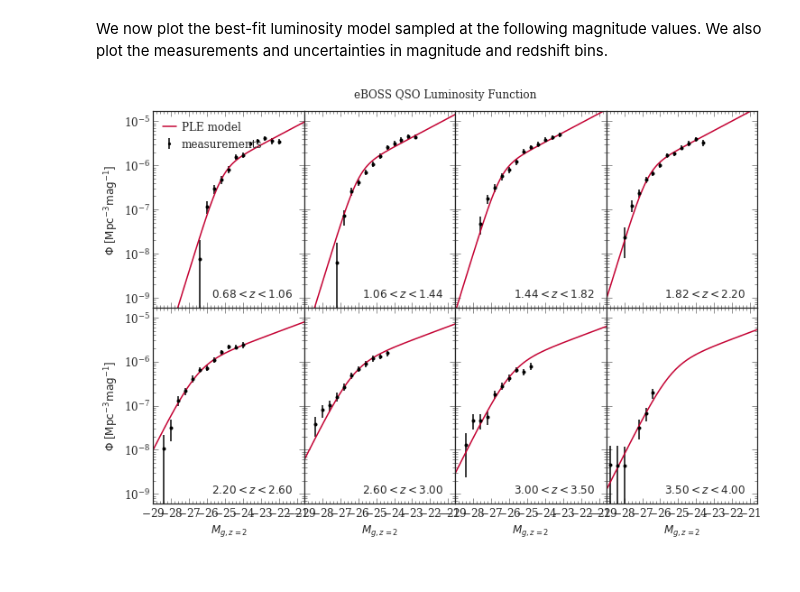
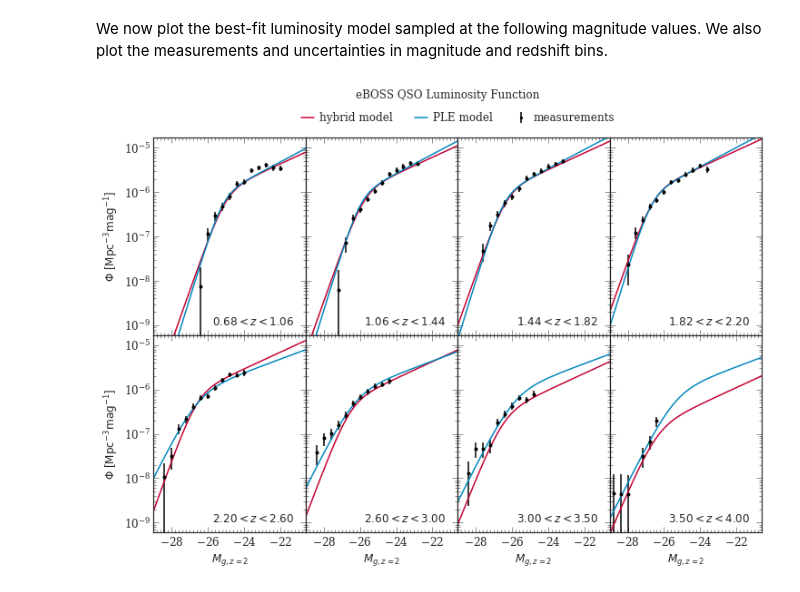
Before and after one commit to MikeSWang/HorizonGRound, a Jupyter notebook: notebooks/QSO_luminosity_function_model.ipynb, the cells around one changed output. Cells and saved outputs as stored; diff of their text form; code cells hidden in the pictures.

Commit message:
Added hybrid model and comparisons.

```diff
--- a/notebooks/QSO_luminosity_function_model.ipynb
+++ b/notebooks/QSO_luminosity_function_model.ipynb
@@ -70,3 +80,24 @@ ax.set_zlabel(r"$\Phi(m,z)$ [$\mathrm{Mpc}^{-3} \mathrm{mag}^{-1}$]", labelpad=1
 # %% [output]
 Text(0.5, 0, '$\\Phi(m,z)$ [$\\mathrm{Mpc}^{-3} \\mathrm{mag}^{-1}$]')
 [figure]
+# %%
+NUM_MESH = 100
+
+magnitudes = np.linspace(*MAGNITUDE_RANGE, num=NUM_MESH, endpoint=False)
+redshifts = np.linspace(*REDSHIFT_RANGE, num=NUM_MESH, endpoint=False)
+
+m_grid, z_grid = np.meshgrid(magnitudes, redshifts)
+Phi_grid = hybrid_LF(m_grid, z_grid)
+
+fig = plt.figure("Luminosity function surface", figsize=(10, 6))
+ax = plt.axes(projection='3d')
+
+ax.plot_surface(m_grid, z_grid, Phi_grid, cmap=sns.cubehelix_palette(as_cmap=True), edgecolor='none')
+
+ax.set_xlabel(r"$m$", labelpad=10)
+ax.set_ylabel(r"$z$", labelpad=10)
+
+ax.set_zscale('log')
+ax.set_zlim(*DENSITY_RANGE)
+ax.set_zticks([pow(10, -5), pow(10, -6)])
+ax.set_zlabel(r"$\Phi(m,z)$ [$\mathrm{Mpc}^{-3} \mathrm{mag}^{-1}$]", labelpad=10)
@@ -86,8 +120,7 @@ redshift_labels = luminosity_function_data.redshift_labels
 NUM_ROW, NUM_COL = 2, 4
 ROW_SPAN, COL_SPAN = 4, 3
 
-plt.figure(figsize=(12, 8))
-
+fig = plt.figure(figsize=(12, 8))
 for bin_idx, z in enumerate(redshift_bins):
     # Set up the canvas grid.
     row_idx, col_idx = bin_idx // NUM_COL, bin_idx % NUM_COL
@@ -102,37 +135,48 @@ for bin_idx, z in enumerate(redshift_bins):
             magnitude_bins, *luminosity_function_data[bin_idx],
             fmt='o', markersize=4., capsize=0., label='measurements'
         )
-        plt.plot(m, luminosity_function_model(m, z), label='PLE model')
-        plt.legend(loc='upper left', handlelength=1.2, handletextpad=0.5)
+        plt.plot(m, hybrid_LF(m, z), label='hybrid model')
+        plt.plot(m, PLE_LF(m, z), label='PLE model')
     else:
         plt.errorbar(
             magnitude_bins, *luminosity_function_data[bin_idx],
             fmt='o', markersize=4., capsize=0.
         )
-        plt.plot(m, luminosity_function_model(m, z))
+        plt.plot(m, hybrid_LF(m, z))
+        plt.plot(m, PLE_LF(m, z))
 
     # Set axis ticks and labels.
     plt.xscale('linear')
     plt.xlim(*MAGNITUDE_RANGE)
 
-    ax.xaxis.set_major_locator(mpl.ticker.MultipleLocator(1.))
+    ax.xaxis.set_major_locator(mpl.ticker.MultipleLocator(2.))
     ax.xaxis.set_minor_locator(mpl.ticker.MultipleLocator(0.2))
     if row_idx + 1 < NUM_ROW:
         plt.tick_params(axis='x', which='both', direction='in', labelbottom=False, labelsize=2)
     else:
         plt.xlabel(r"$M_{g,z=2}$")
 
     plt.yscale('log')
     plt.ylim(*DENSITY_RANGE)
 
     if col_idx > 0:
         plt.tick_params(axis='y', which='both', direction='in', labelleft=False, labelsize=2)
     else:
         plt.ylabel(r"$\Phi$ [$\mathrm{Mpc}^{-3} \mathrm{mag}^{-1}$]")
 
     plt.title(redshift_labels[bin_idx], loc='right', position=(0.925, 0.025))
 
-plt.suptitle("eBOSS QSO Luminosity Function", verticalalignment='bottom', y=0.9)
+lines, labels = [], []
+for ax in fig.axes:
+    ax_line, ax_label = ax.get_legend_handles_labels()
+    lines.extend(ax_line)
+    labels.extend(ax_label)
+
+plt.legend(
+    lines, labels, ncol=4, handlelength=1.2, handletextpad=0.5,
+    bbox_to_anchor=(-1., 2.1), loc='center'
+)
+plt.suptitle("eBOSS QSO Luminosity Function", verticalalignment='bottom', y=0.95)
 plt.subplots_adjust(hspace=0, wspace=0)
 # %% [output]
-[figure, old version]
+[figure, new version]
```
Also changed, not shown: parts of 5 cells of this notebook, 2 other files.
